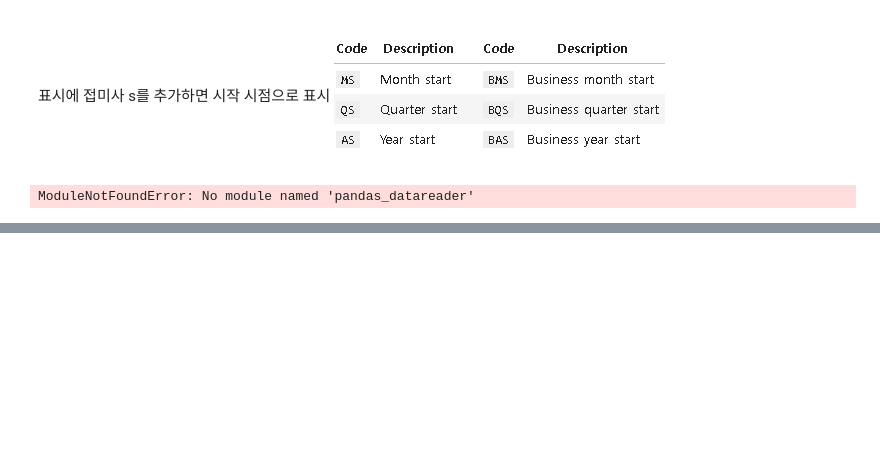
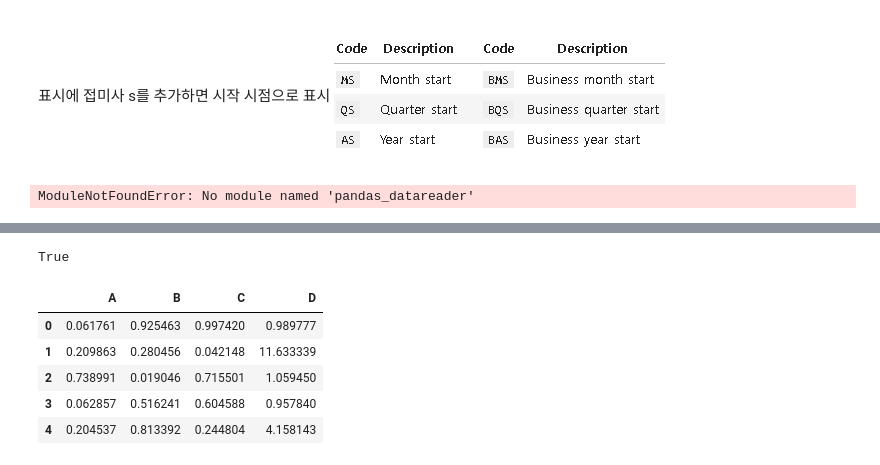
Before and after one commit to JeongDell/PY-Datascience-HandBook, a Jupyter notebook: pandas2.ipynb, the cells around one changed output, grey strips where cells are left out. Cells and saved outputs as stored; diff of their text form; code cells hidden in the pictures; blank space fills up the shorter version.

```diff
--- a/pandas2.ipynb
+++ b/pandas2.ipynb
@@ -798,3 +798,11 @@ goog = data.DataReader('GOOG', start='2004', end='2016',
 goog.head()
 # %% [output]
 ModuleNotFoundError: No module named 'pandas_datareader'
+# %%
+#효율적인 연산을 위한 pandas.eval()
+
+import pandas as pd
+nrows, ncols = 100000, 100
+rng = np.random.RandomState(42)
+df1, df2, df3, df4 = (pd.DataFrame(rng.rand(nrows, ncols))
+                      for i in range(4))
@@ -800,0 +849,6 @@ ModuleNotFoundError: No module named 'pandas_datareader'
+# %%
+#열 단위 연산을 위한 Dataframe.eval()
+#열의 이름을 부를 수 있다는 이점이 존재
+
+df = pd.DataFrame(rng.rand(1000, 3), columns=['A', 'B', 'C'])
+df.head()
@@ -800,0 +862,18 @@ ModuleNotFoundError: No module named 'pandas_datareader'
+# %%
+result1 = (df['A'] + df['B']) / (df['C'] - 1)
+result2 = pd.eval("(df.A + df.B) / (df.C - 1)")
+np.allclose(result1, result2)
+# %% [output]
+True
+# %%
+#Dataframe.eval()을 사용해서 열을 할당
+df.head()
+df.eval('D = (A + B) / C', inplace=True)
+df.head()
+# %% [output]
+|  | A | B | C | D |
+| 0 | 0.061761 | 0.925463 | 0.997420 | 0.989777 |
+| 1 | 0.209863 | 0.280456 | 0.042148 | 11.633339 |
+| 2 | 0.738991 | 0.019046 | 0.715501 | 1.059450 |
+| 3 | 0.062857 | 0.516241 | 0.604588 | 0.957840 |
+| 4 | 0.204537 | 0.813392 | 0.244804 | 4.158143 |
```
Also changed, not shown: parts of 7 cells of this notebook.
